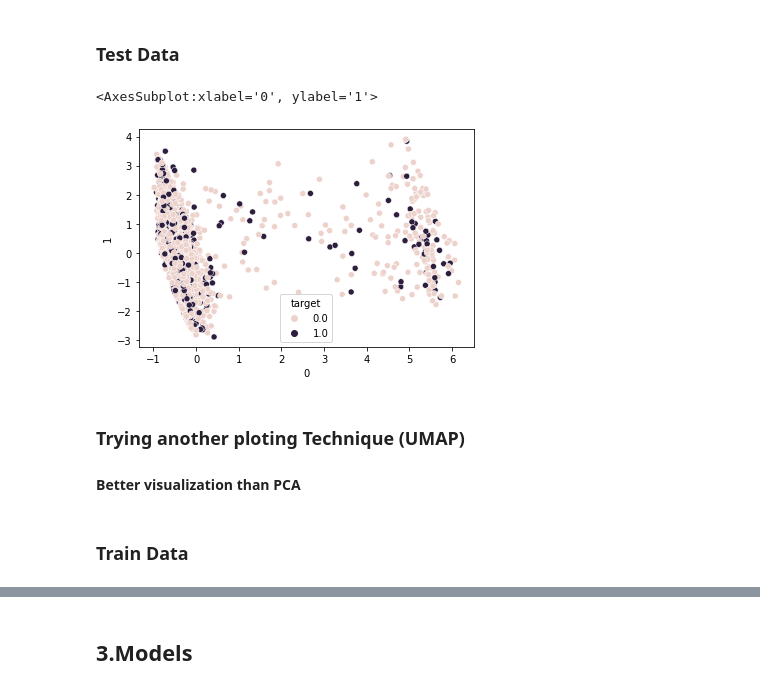
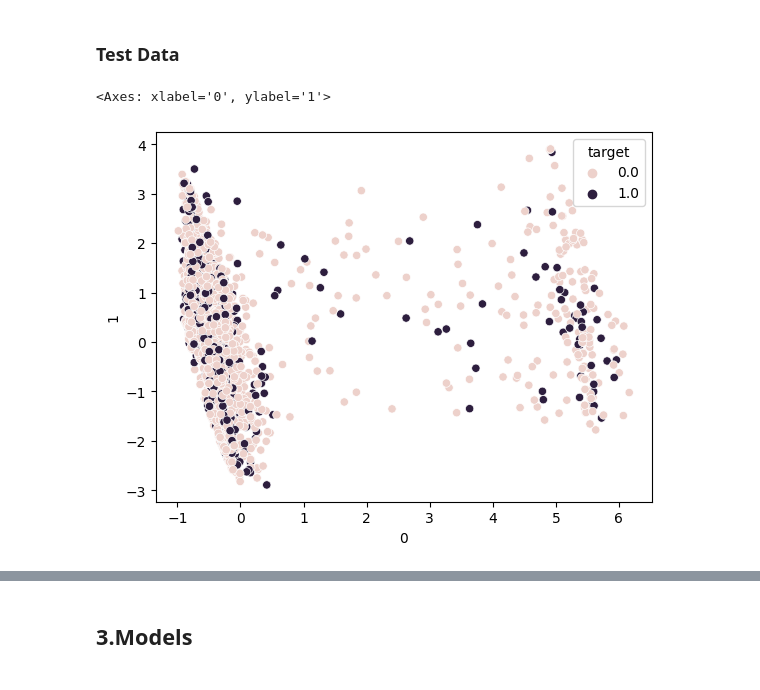
Before and after one commit to germanamillano/HRAnalyticsJobChangeDataScientists, a Jupyter notebook: BaseCode/job-change-prediction-using-neural-networks.ipynb, the cells around one changed output, grey strips where cells are left out. Cells and saved outputs as stored; diff of their text form; code cells hidden in the pictures.

```diff
--- a/BaseCode/job-change-prediction-using-neural-networks.ipynb
+++ b/BaseCode/job-change-prediction-using-neural-networks.ipynb
@@ -58,7 +58,7 @@ warnings.filterwarnings('ignore')
 - training_hours: training hours completed
 - target: 0 – Not looking for job change, 1 – Looking for a job change
 # %%
-df_train=pd.read_csv("../input/hr-analytics-job-change-of-data-scientists/aug_train.csv")
+df_train=pd.read_csv("../Datasets/aug_train.csv")
 
 df_train.head()
 # %% [output]
@@ -756,7 +781,7 @@ Specifically, a random example from the minority class is first chosen. Then k o
 # %%
 y_true = final_df["target"]
 final_df["target"].value_counts(normalize=True)
-X = final_df.drop('target',1)
+X = final_df.drop('target', axis='columns')
 y = final_df.target
 
 
@@ -854,14 +880,9 @@ sb.scatterplot(x2_train[0],x2_train[1],hue=y_train)
 # %%
 from sklearn.decomposition import PCA
 pca = PCA(n_components=2)
 x2_test=pd.DataFrame(pca.fit_transform(X_test))
 x2_test.head()
-sb.scatterplot(x2_test[0],x2_test[1],hue=y_test)
+sb.scatterplot(x=x2_test[0],y=x2_test[1],hue=y_test)
 # %% [output]
-<AxesSubplot:xlabel='0', ylabel='1'>
+<Axes: xlabel='0', ylabel='1'>
-[figure, old version]
+[figure, new version]
-# %% [markdown]
-### Trying another ploting Technique **(UMAP)**
-#### Better visualization than PCA
-# %% [markdown]
-### Train Data
```
Also changed, not shown: parts of 31 cells of this notebook, 2 other files.
